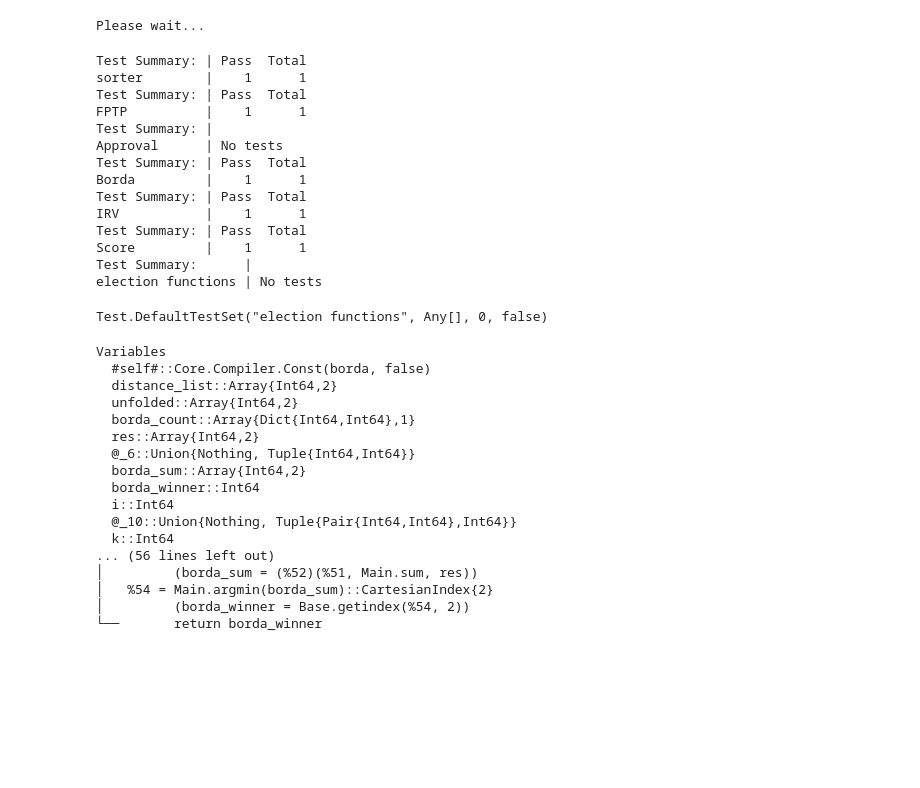
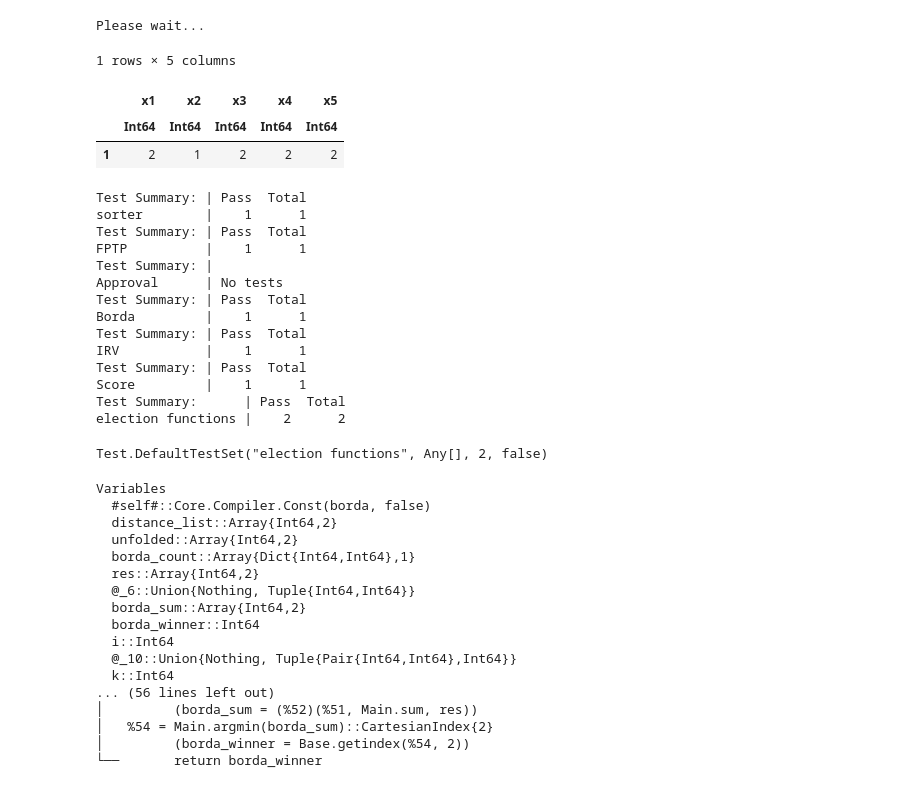
Before and after one commit to akazukin5151/electoral-systems, a Jupyter notebook: elections.ipynb, the cells around one changed output. Cells and saved outputs as stored; diff of their text form; code cells hidden in the pictures; blank space fills up the shorter version.

Commit message:
Updated tests

```diff
--- a/elections.ipynb
+++ b/elections.ipynb
@@ -202,6 +202,13 @@ chart = plotter(looped)
 Please wait...
 # %%
 png(chart, "juliachart")
+# %%
+DataFrame([2 1 2 2 2])
+# %% [output]
+1 rows × 5 columns
+|  | x1 | x2 | x3 | x4 | x5 |
+|  | Int64 | Int64 | Int64 | Int64 | Int64 |
+| 1 | 2 | 1 | 2 | 2 | 2 |
 # %%
 # TESTING
 using Test
@@ -216,7 +223,7 @@ test_distance_list = [[1 2 3];     # 1 2 3
                       [3 2 1];]    # 3 2 1
 
 @testset "sorter" begin
-    @test sorter(test_distance_list) ≈ [1 2 3; 2 1 3; 3 1 2; 3 2 1]
+    @test sorter(test_distance_list) == [1 2 3; 2 1 3; 3 1 2; 3 2 1]
     @inferred sorter(test_distance_list)
 end
 
@@ -245,7 +252,9 @@ end
 end
 
 @testset "election functions" begin
+    @test typeof(election(1, 1, 1, 100, [1 2 3], [3 2 1])) == NTuple{5,Int64}
     @inferred election(1, 1, 1, 100, [1 2 3], [3 2 1])
+    @test size(loop_elections(Iterators.product(-2:1:2, -2:1:2), [1 2 3], [3 2 1])) == (25, 7)
     @inferred loop_elections(Iterators.product(-2:1:2, -2:1:2), [1 2 3], [3 2 1])
 end
 # %% [output]
@@ -261,9 +270,9 @@ Test Summary: | Pass  Total
 IRV           |    1      1
 Test Summary: | Pass  Total
 Score         |    1      1
-Test Summary:      |
-election functions | No tests
+Test Summary:      | Pass  Total
+election functions |    2      2
-Test.DefaultTestSet("election functions", Any[], 0, false)
+Test.DefaultTestSet("election functions", Any[], 2, false)
 # %%
 @code_warntype borda(test_distance_list)
 # this, irv(), and sorted() shows yellow on Union{Nothing, ...}
```
